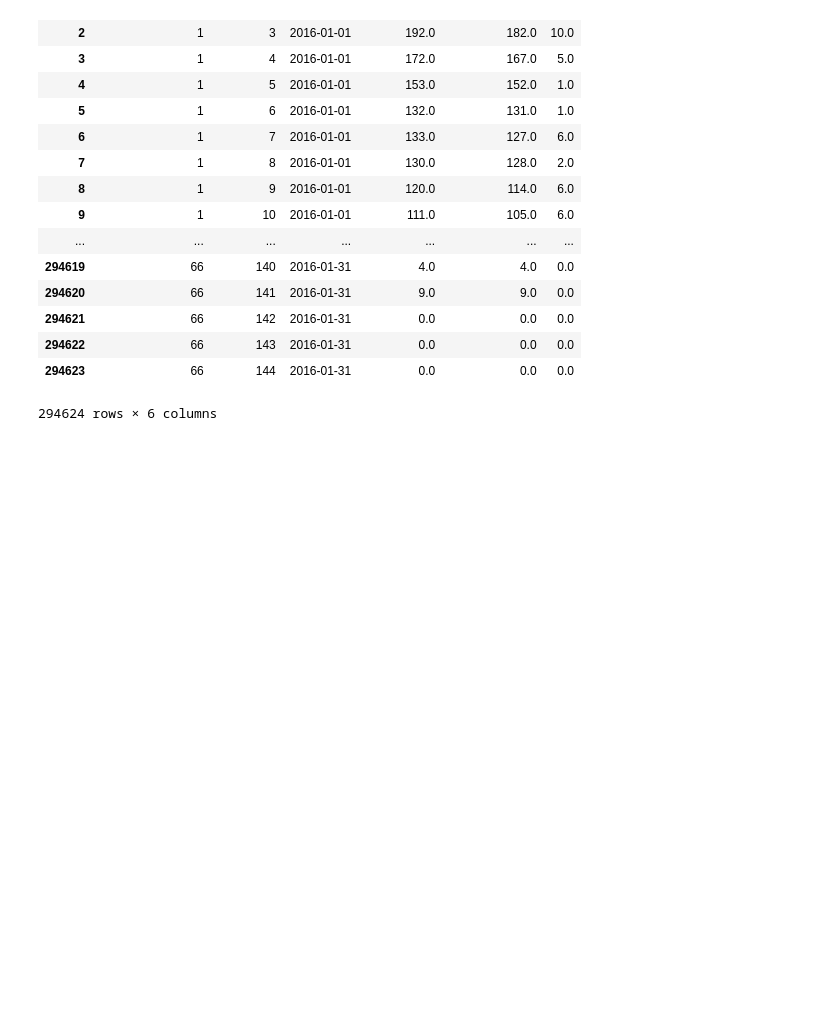
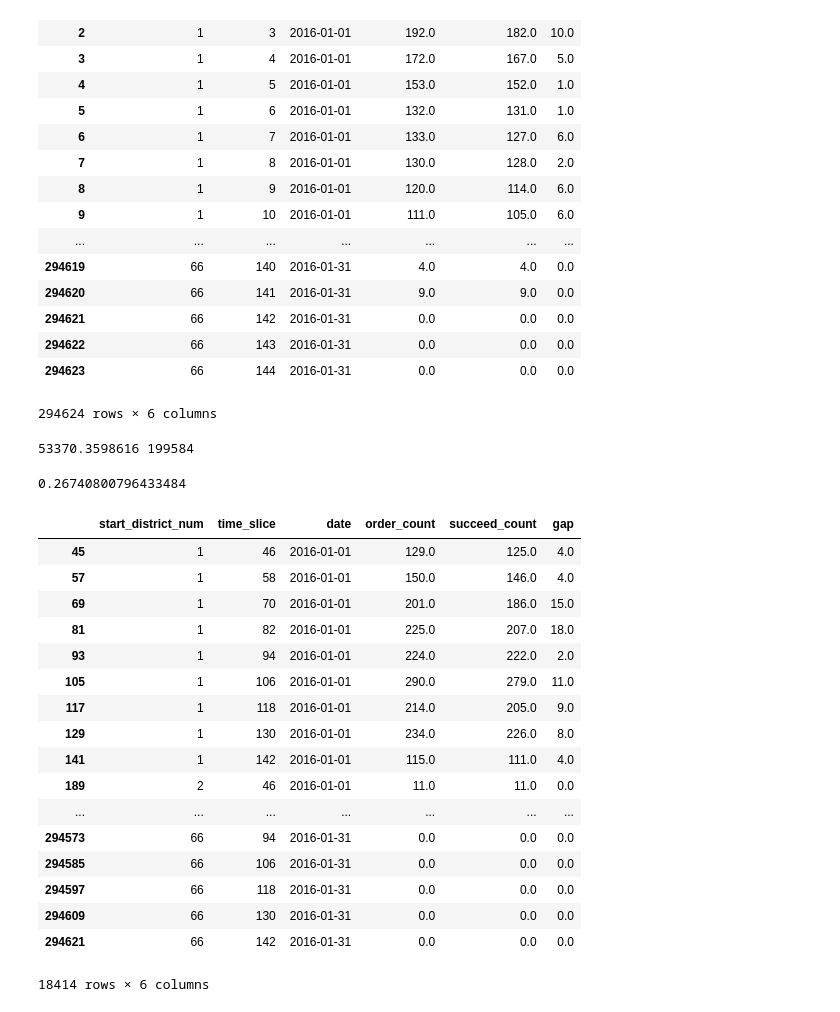
Before and after one commit to mofhu/didi-transition, a Jupyter notebook: features.ipynb, the cells around one changed output. Drawn from its saved outputs; the diff is of its cells as text; code cells hidden in the pictures; blank space fills up the shorter version.

Commit message:
MAPE scorer for sklearn.
- implement MAPE scorer.
- pipeline to transform pandas data to sklearn scorer.

resolve #5.

```diff
--- a/features.ipynb
+++ b/features.ipynb
@@ -57,0 +75,29 @@ df
+# %%
+y = df['gap'][:21*66*144]
+MAPE_scorer(y, [1 for i in range(0, 21*66*144)])
+# %% [output]
+53370.3598616 199584
+0.26740800796433484
+# %%
+df_predict = df.loc[df['time_slice'].isin([46, 58, 70, 82, 94, 106, 118, 130, 142])]
+
+df_predict
+# %% [output]
+|  | start_district_num | time_slice | date | order_count | succeed_count | gap |
+| 45 | 1 | 46 | 2016-01-01 | 129.0 | 125.0 | 4.0 |
+| 57 | 1 | 58 | 2016-01-01 | 150.0 | 146.0 | 4.0 |
+| 69 | 1 | 70 | 2016-01-01 | 201.0 | 186.0 | 15.0 |
+| 81 | 1 | 82 | 2016-01-01 | 225.0 | 207.0 | 18.0 |
+| 93 | 1 | 94 | 2016-01-01 | 224.0 | 222.0 | 2.0 |
+| 105 | 1 | 106 | 2016-01-01 | 290.0 | 279.0 | 11.0 |
+| 117 | 1 | 118 | 2016-01-01 | 214.0 | 205.0 | 9.0 |
+| 129 | 1 | 130 | 2016-01-01 | 234.0 | 226.0 | 8.0 |
+| 141 | 1 | 142 | 2016-01-01 | 115.0 | 111.0 | 4.0 |
+| 189 | 2 | 46 | 2016-01-01 | 11.0 | 11.0 | 0.0 |
+| ... | ... | ... | ... | ... | ... | ... |
+| 294573 | 66 | 94 | 2016-01-31 | 0.0 | 0.0 | 0.0 |
+| 294585 | 66 | 106 | 2016-01-31 | 0.0 | 0.0 | 0.0 |
+| 294597 | 66 | 118 | 2016-01-31 | 0.0 | 0.0 | 0.0 |
+| 294609 | 66 | 130 | 2016-01-31 | 0.0 | 0.0 | 0.0 |
+| 294621 | 66 | 142 | 2016-01-31 | 0.0 | 0.0 | 0.0 |
+18414 rows × 6 columns
```
Also changed, not shown: parts of 3 cells of this notebook, 1 other file.
